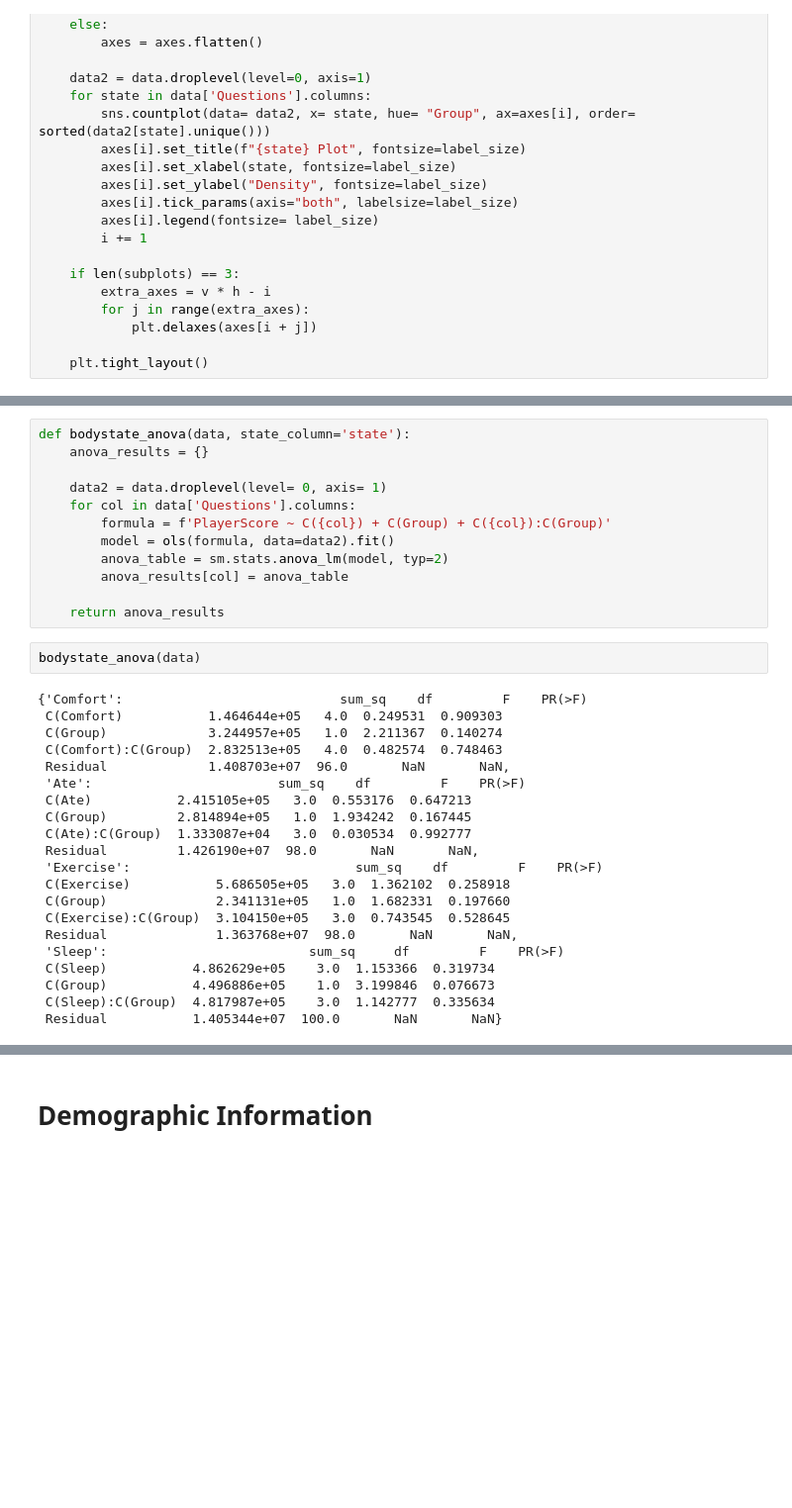
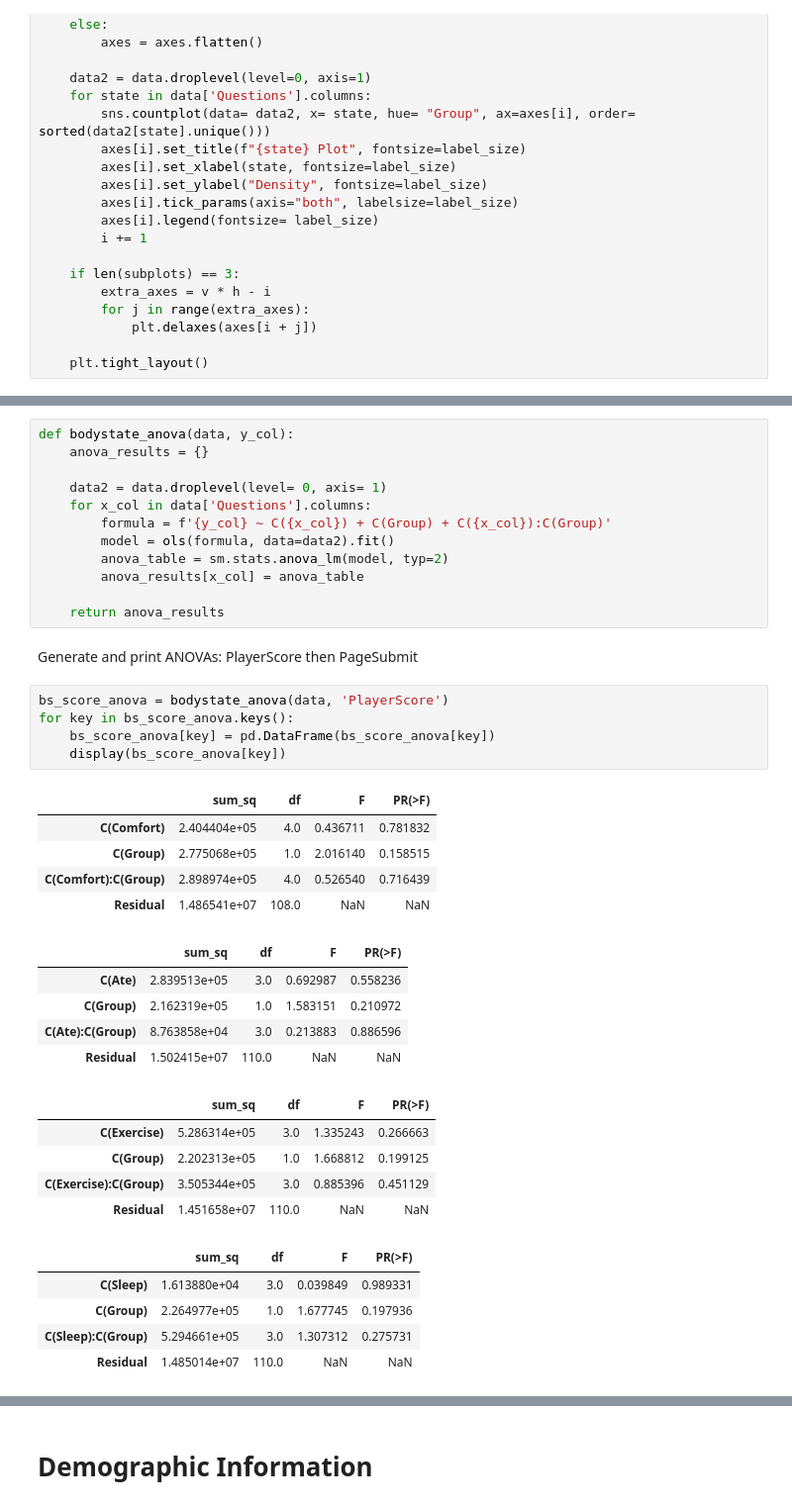
Before and after one commit to sophieneale/COGS164, a Jupyter notebook: 164vis.ipynb, the cells around one changed output, grey strips where cells are left out. Shown at 99% size. Saved outputs shown, nothing was run; the diff lists cells and outputs as text; blank space fills up the shorter version.

Commit message:
with anovas

```diff
--- a/164vis.ipynb
+++ b/164vis.ipynb
@@ -509,35 +539,40 @@ bodystate_relationships(data, [4, 2], [12, 15])
 # %%
-def bodystate_anova(data, state_column='state'):
+def bodystate_anova(data, y_col):
     anova_results = {}
 
     data2 = data.droplevel(level= 0, axis= 1)
-    for col in data['Questions'].columns:
-        formula = f'PlayerScore ~ C({col}) + C(Group) + C({col}):C(Group)'
+    for x_col in data['Questions'].columns:
+        formula = f'{y_col} ~ C({x_col}) + C(Group) + C({x_col}):C(Group)'
         model = ols(formula, data=data2).fit()
         anova_table = sm.stats.anova_lm(model, typ=2)
-        anova_results[col] = anova_table
+        anova_results[x_col] = anova_table
 
     return anova_results
-# %%
-bodystate_anova(data)
-# %% [output]
-{'Comfort':                            sum_sq    df         F    PR(>F)
- C(Comfort)           1.464644e+05   4.0  0.249531  0.909303
- C(Group)             3.244957e+05   1.0  2.211367  0.140274
- C(Comfort):C(Group)  2.832513e+05   4.0  0.482574  0.748463
- Residual             1.408703e+07  96.0       NaN       NaN,
- 'Ate':                        sum_sq    df         F    PR(>F)
- C(Ate)           2.415105e+05   3.0  0.553176  0.647213
- C(Group)         2.814894e+05   1.0  1.934242  0.167445
- C(Ate):C(Group)  1.333087e+04   3.0  0.030534  0.992777
- Residual         1.426190e+07  98.0       NaN       NaN,
- 'Exercise':                             sum_sq    df         F    PR(>F)
- C(Exercise)           5.686505e+05   3.0  1.362102  0.258918
- C(Group)              2.341131e+05   1.0  1.682331  0.197660
- C(Exercise):C(Group)  3.104150e+05   3.0  0.743545  0.528645
- Residual              1.363768e+07  98.0       NaN       NaN,
- 'Sleep':                          sum_sq     df         F    PR(>F)
- C(Sleep)           4.862629e+05    3.0  1.153366  0.319734
- C(Group)           4.496886e+05    1.0  3.199846  0.076673
- C(Sleep):C(Group)  4.817987e+05    3.0  1.142777  0.335634
- Residual           1.405344e+07  100.0       NaN       NaN}
+# %% [markdown]
+Generate and print ANOVAs: PlayerScore then PageSubmit
+# %%
+bs_score_anova = bodystate_anova(data, 'PlayerScore')
+for key in bs_score_anova.keys():
+    bs_score_anova[key] = pd.DataFrame(bs_score_anova[key])
+    display(bs_score_anova[key])
+# %% [output]
+|  | sum_sq | df | F | PR(>F) |
+| C(Comfort) | 2.404404e+05 | 4.0 | 0.436711 | 0.781832 |
+| C(Group) | 2.775068e+05 | 1.0 | 2.016140 | 0.158515 |
+| C(Comfort):C(Group) | 2.898974e+05 | 4.0 | 0.526540 | 0.716439 |
+| Residual | 1.486541e+07 | 108.0 | NaN | NaN |
+|  | sum_sq | df | F | PR(>F) |
+| C(Ate) | 2.839513e+05 | 3.0 | 0.692987 | 0.558236 |
+| C(Group) | 2.162319e+05 | 1.0 | 1.583151 | 0.210972 |
+| C(Ate):C(Group) | 8.763858e+04 | 3.0 | 0.213883 | 0.886596 |
+| Residual | 1.502415e+07 | 110.0 | NaN | NaN |
+|  | sum_sq | df | F | PR(>F) |
+| C(Exercise) | 5.286314e+05 | 3.0 | 1.335243 | 0.266663 |
+| C(Group) | 2.202313e+05 | 1.0 | 1.668812 | 0.199125 |
+| C(Exercise):C(Group) | 3.505344e+05 | 3.0 | 0.885396 | 0.451129 |
+| Residual | 1.451658e+07 | 110.0 | NaN | NaN |
+|  | sum_sq | df | F | PR(>F) |
+| C(Sleep) | 1.613880e+04 | 3.0 | 0.039849 | 0.989331 |
+| C(Group) | 2.264977e+05 | 1.0 | 1.677745 | 0.197936 |
+| C(Sleep):C(Group) | 5.294661e+05 | 3.0 | 1.307312 | 0.275731 |
+| Residual | 1.485014e+07 | 110.0 | NaN | NaN |
```
Also changed, not shown: parts of 32 cells of this notebook.
